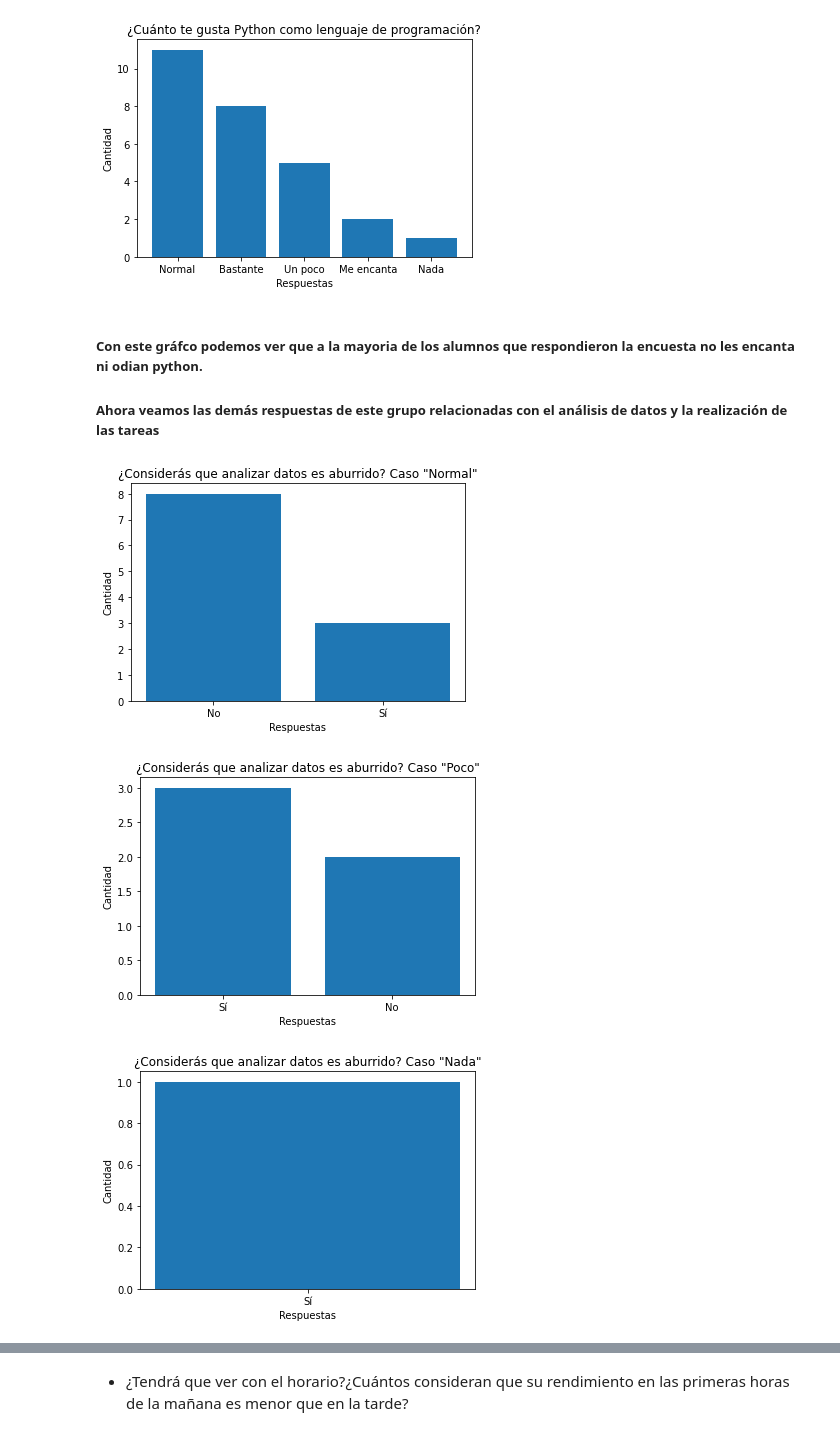
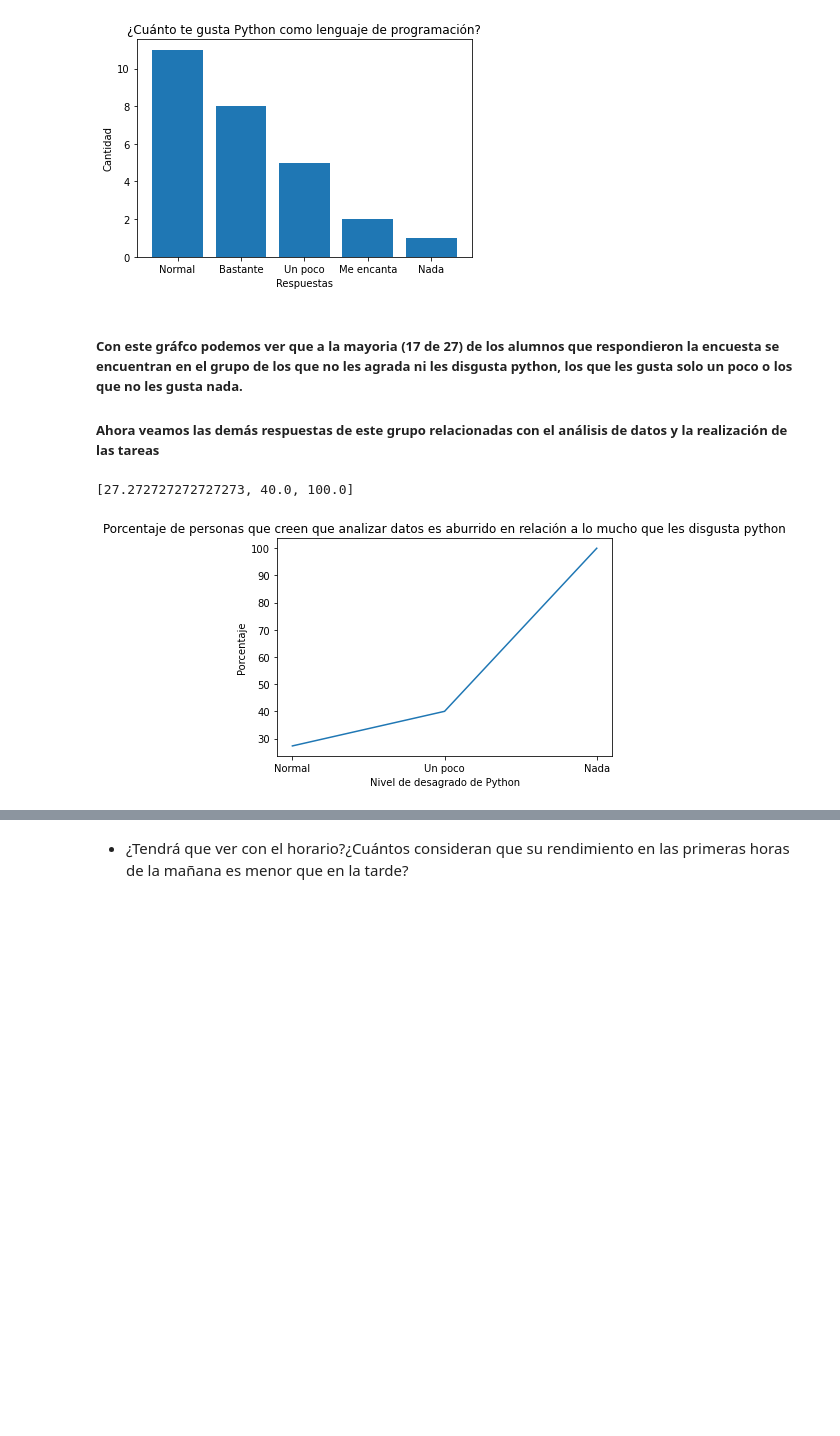
Before and after one commit to sofiaPalavecino/Sofia-Palavecino, a Jupyter notebook: 1011/notebooks/1011.ipynb, the cells around one changed output, grey strips where cells are left out. Drawn from its saved outputs; the diff is of its cells as text; code cells hidden in the pictures; blank space fills up the shorter version.

```diff
--- a/1011/notebooks/1011.ipynb
+++ b/1011/notebooks/1011.ipynb
@@ -25,41 +21,30 @@ plt.show()
 # %% [output]
 [figure]
 # %% [markdown]
-##### Con este gráfco podemos ver que a la mayoria de los alumnos que respondieron la encuesta no les encanta ni odian python.
+##### Con este gráfco podemos ver que a la mayoria (17 de 27) de los alumnos que respondieron la encuesta se encuentran en el grupo de los que no les agrada ni les disgusta python, los que les gusta solo un poco o los que no les gusta nada.
 
 ##### Ahora veamos las demás respuestas de este grupo relacionadas con el análisis de datos y la realización de las tareas
 # %%
+def calcularPorcentaje(totalidad,cantidad):
+    return((cantidad*100)/totalidad)
+
 pythonNormal=rtas[(rtas["¿Cuánto te gusta Python como lenguaje de programación?"]=="Normal")]
 pythonPoco=rtas[(rtas["¿Cuánto te gusta Python como lenguaje de programación?"]=="Un poco")]
 pythonNada=rtas[(rtas["¿Cuánto te gusta Python como lenguaje de programación?"]=="Nada")]
 
-valoresX=pythonNormal["¿Considerás que analizar datos es aburrido?"].unique()
-valoresY=pythonNormal["¿Considerás que analizar datos es aburrido?"].value_counts().tolist()
+siNormal=pythonNormal["¿Considerás que analizar datos es aburrido?"].value_counts().tolist()
+siPoco=pythonPoco["¿Considerás que analizar datos es aburrido?"].value_counts().tolist()
+siNada=pythonNada["¿Considerás que analizar datos es aburrido?"].value_counts().tolist()
 
-plt.bar(valoresX,valoresY)
-plt.title('¿Considerás que analizar datos es aburrido? Caso "Normal"')
-plt.xlabel('Respuestas')
-plt.ylabel('Cantidad')
+valoresX=["Normal","Un poco","Nada"]
+listaSi=[calcularPorcentaje(len(pythonNormal),siNormal[1]),calcularPorcentaje(len(pythonPoco),siPoco[1]),calcularPorcentaje(len(pythonNada),siNada[0])]
+
+print(listaSi)
+plt.plot(valoresX,listaSi)
+plt.title('Porcentaje de personas que creen que analizar datos es aburrido en relación a lo mucho que les disgusta python')
+plt.xlabel('Nivel de desagrado de Python')
+plt.ylabel('Porcentaje')
 plt.show()
-
-valoresX=pythonPoco["¿Considerás que analizar datos es aburrido?"].unique()
-valoresY=pythonPoco["¿Considerás que analizar datos es aburrido?"].value_counts().tolist()
-
-plt.bar(valoresX,valoresY)
-plt.title('¿Considerás que analizar datos es aburrido? Caso "Poco"')
-plt.xlabel('Respuestas')
-plt.ylabel('Cantidad')
-plt.show()
-
-valoresX=pythonNada["¿Considerás que analizar datos es aburrido?"].unique()
-valoresY=pythonNada["¿Considerás que analizar datos es aburrido?"].value_counts().tolist()
-
-plt.bar(valoresX,valoresY)
-plt.title('¿Considerás que analizar datos es aburrido? Caso "Nada"')
-plt.xlabel('Respuestas')
-plt.ylabel('Cantidad')
-plt.show()
 # %% [output]
+[27.272727272727273, 40.0, 100.0]
-[figure, old version]
+[figure, new version]
-[figure, removed]
-[figure, removed]
```
Also changed, not shown: parts of 9 cells of this notebook.
